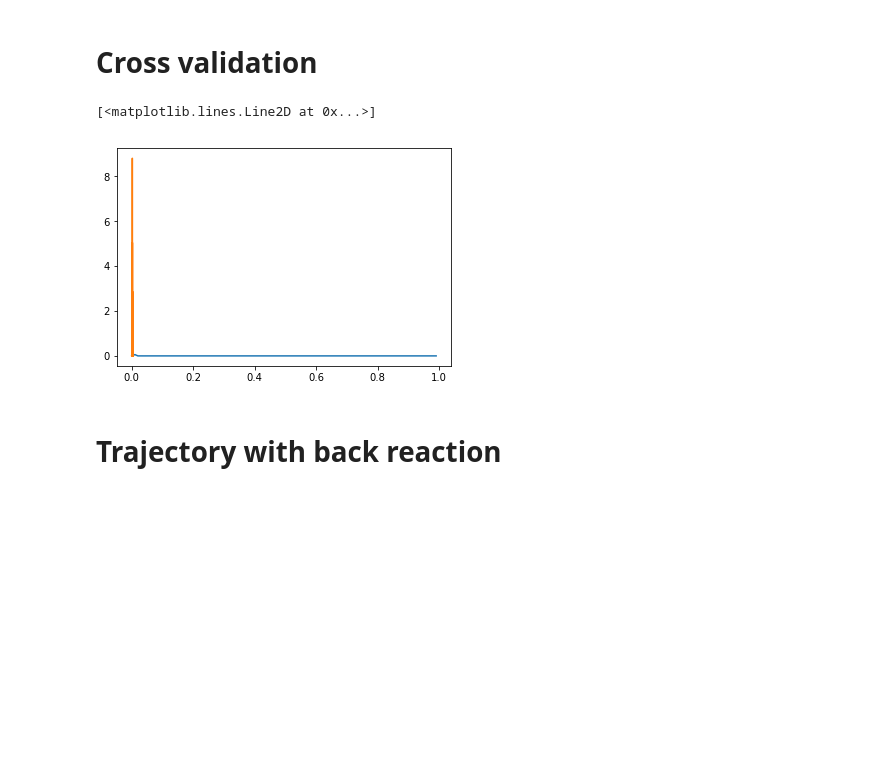
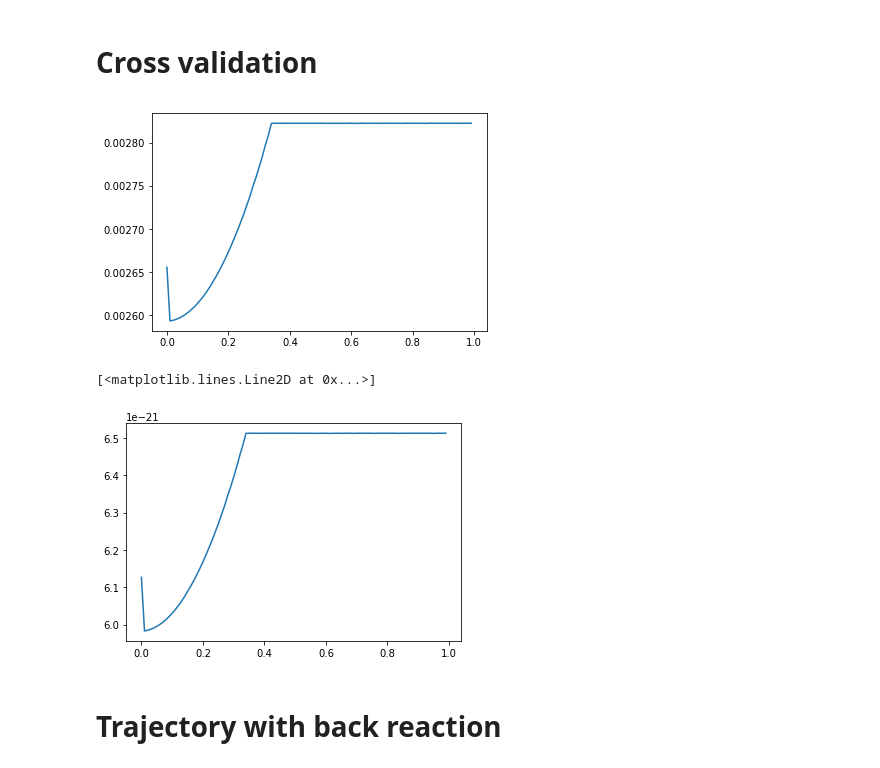
Before and after one commit to readdy/readdy_learn, a Jupyter notebook: analyze/analyze.ipynb, the cells around one changed output. Saved outputs shown, nothing was run; the diff lists cells and outputs as text; code cells hidden in the pictures; blank space fills up the shorter version.

Commit message:
evaluate relative costs

```diff
--- a/analyze/analyze.ipynb
+++ b/analyze/analyze.ipynb
@@ -33,13 +33,17 @@ for i in range(traj.n_species):
 # Cross validation
 # %%
 cv = pat.CV(traj)
-alphas, cost_learn, cost_test = cv.calculate_cost(np.arange(0,1,.01), range(0, 6000), range(6000, traj.n_time_steps))
-plt.plot(alphas, cost_test)
-alphas, cost_learn, cost_test = cv.calculate_cost(np.arange(0., 0.004, .00005), range(0, 6000), range(6000, traj.n_time_steps))
-plt.plot(alphas, cost_test)
+result = cv.calculate_cost(np.arange(0,1,.01), range(0, 6000), range(6000, traj.n_time_steps))
+plt.plot(result.alphas, result.costs_test)
+plt.show()
+plt.plot(result.alphas, result.relative_cost)
+#plt.show()
+#result = cv.calculate_cost(np.arange(0., 0.004, .00005), range(0, 6000), range(6000, traj.n_time_steps))
+#plt.plot(result.alphas, result.cost_test)
 # %% [output]
+[figure, new version]
 [<matplotlib.lines.Line2D at 0x...>]
-[figure, old version]
+[figure, added]
 # %% [markdown]
 # Trajectory with back reaction
 # %%
```
Also changed, not shown: 1 other file.
